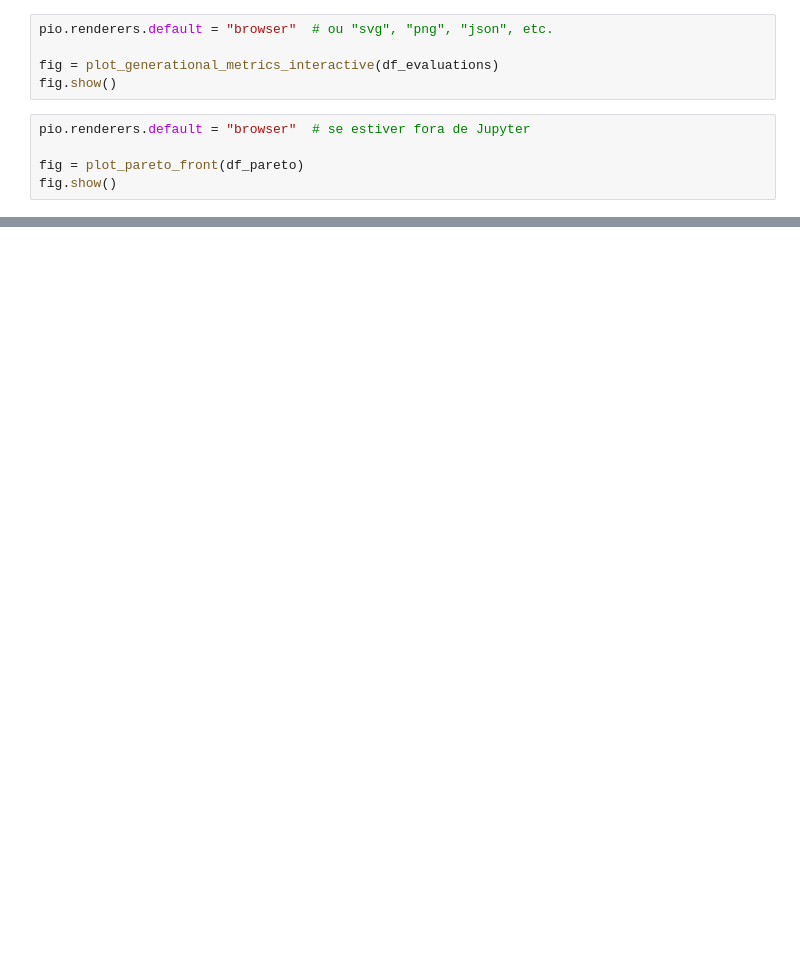
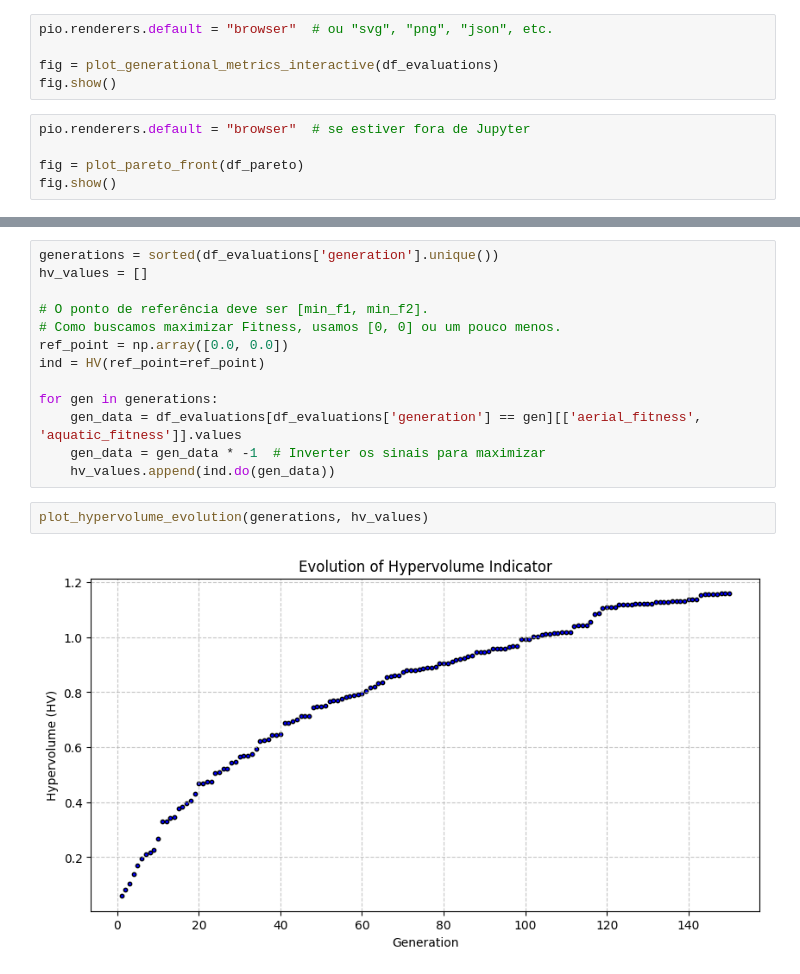
Before and after one commit to JoeVogel/hydrone-multi-objective-optimization, a Jupyter notebook: analysis/plots/evaluate_run.ipynb, the cells around one changed output, grey strips where cells are left out. Drawn from its saved outputs; the diff is of its cells as text; blank space fills up the shorter version.

```diff
--- a/analysis/plots/evaluate_run.ipynb
+++ b/analysis/plots/evaluate_run.ipynb
@@ -30,0 +37,17 @@ plot_pareto_front_matplot(df_pareto)
+# %%
+generations = sorted(df_evaluations['generation'].unique())
+hv_values = []
+
+# O ponto de referência deve ser [min_f1, min_f2].
+# Como buscamos maximizar Fitness, usamos [0, 0] ou um pouco menos.
+ref_point = np.array([0.0, 0.0])
+ind = HV(ref_point=ref_point)
+
+for gen in generations:
+    gen_data = df_evaluations[df_evaluations['generation'] == gen][['aerial_fitness', 'aquatic_fitness']].values
+    gen_data = gen_data * -1  # Inverter os sinais para maximizar
+    hv_values.append(ind.do(gen_data))
+# %%
+plot_hypervolume_evolution(generations, hv_values)
+# %% [output]
+[figure, added]
```
Also changed, not shown: parts of 10 cells of this notebook, 5 other files.
